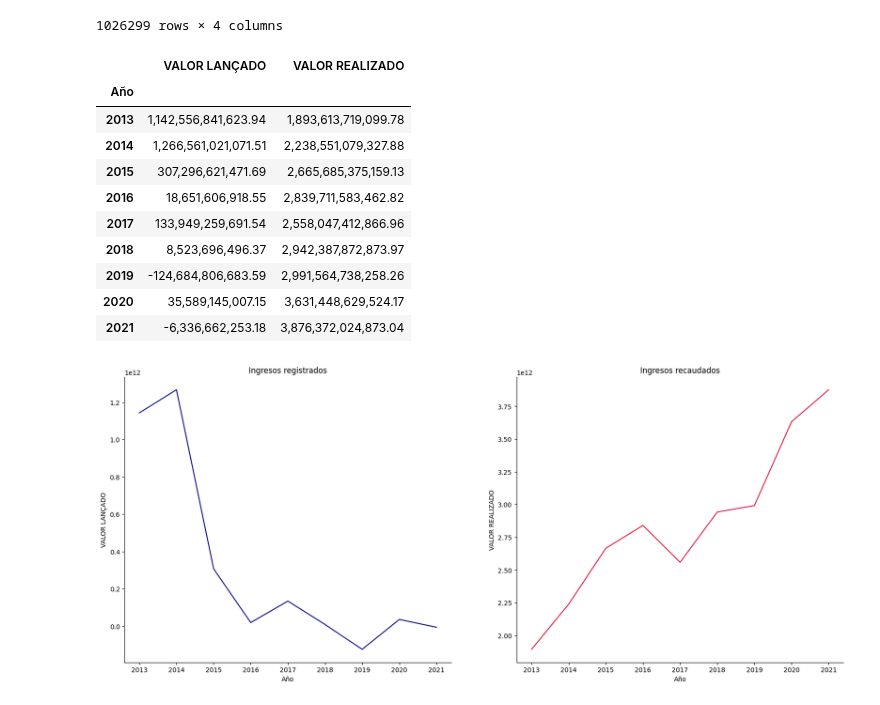
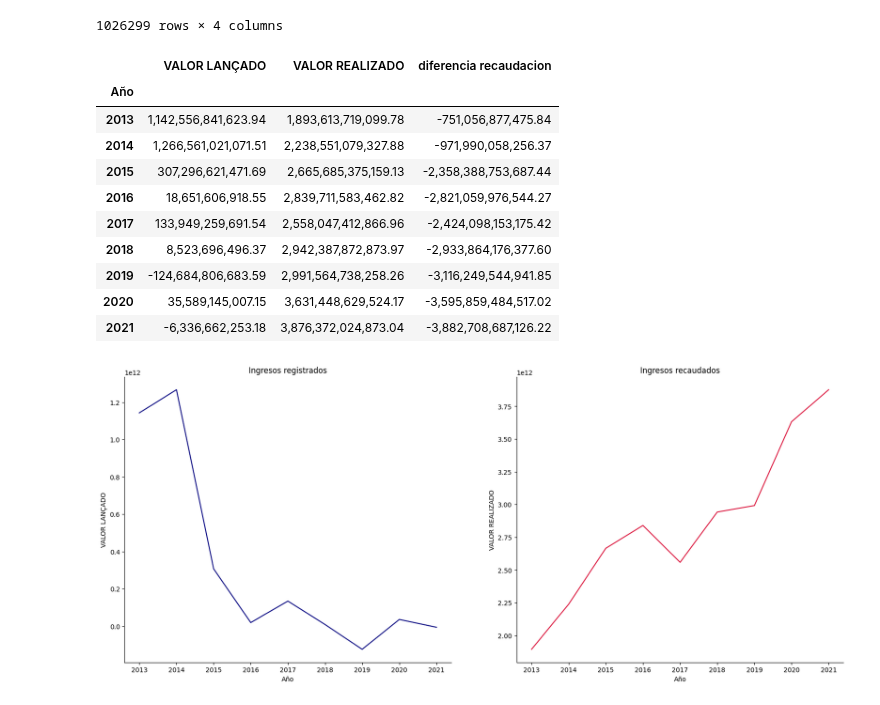
Before and after one commit to Gabijc/Proyecto2-Insights-Brasil, a Jupyter notebook: Análisis_categorías.ipynb, the cells around one changed output. Cells and saved outputs as stored; diff of their text form; code cells hidden in the pictures.

```diff
--- a/Análisis_categorías.ipynb
+++ b/Análisis_categorías.ipynb
@@ -104,19 +107,20 @@ See the caveats in the documentation: https://pandas.pydata.org/pandas-docs/stab
 1026299 rows × 4 columns
 # %%
 df_agrupado2 = df_comp_recaudacion_registro.groupby("Año")[["VALOR LANÇADO","VALOR REALIZADO"]].sum()
+df_agrupado2["diferencia recaudacion"] = df_agrupado2["VALOR LANÇADO"] - df_agrupado2["VALOR REALIZADO"]
 df_agrupado2
 # %% [output]
-|  | VALOR LANÇADO | VALOR REALIZADO |
-| Año |  |  |
-| 2013 | 1,142,556,841,623.94 | 1,893,613,719,099.78 |
-| 2014 | 1,266,561,021,071.51 | 2,238,551,079,327.88 |
-| 2015 | 307,296,621,471.69 | 2,665,685,375,159.13 |
-| 2016 | 18,651,606,918.55 | 2,839,711,583,462.82 |
-| 2017 | 133,949,259,691.54 | 2,558,047,412,866.96 |
-| 2018 | 8,523,696,496.37 | 2,942,387,872,873.97 |
-| 2019 | -124,684,806,683.59 | 2,991,564,738,258.26 |
-| 2020 | 35,589,145,007.15 | 3,631,448,629,524.17 |
-| 2021 | -6,336,662,253.18 | 3,876,372,024,873.04 |
+|  | VALOR LANÇADO | VALOR REALIZADO | diferencia recaudacion |
+| Año |  |  |  |
+| 2013 | 1,142,556,841,623.94 | 1,893,613,719,099.78 | -751,056,877,475.84 |
+| 2014 | 1,266,561,021,071.51 | 2,238,551,079,327.88 | -971,990,058,256.37 |
+| 2015 | 307,296,621,471.69 | 2,665,685,375,159.13 | -2,358,388,753,687.44 |
+| 2016 | 18,651,606,918.55 | 2,839,711,583,462.82 | -2,821,059,976,544.27 |
+| 2017 | 133,949,259,691.54 | 2,558,047,412,866.96 | -2,424,098,153,175.42 |
+| 2018 | 8,523,696,496.37 | 2,942,387,872,873.97 | -2,933,864,176,377.60 |
+| 2019 | -124,684,806,683.59 | 2,991,564,738,258.26 | -3,116,249,544,941.85 |
+| 2020 | 35,589,145,007.15 | 3,631,448,629,524.17 | -3,595,859,484,517.02 |
+| 2021 | -6,336,662,253.18 | 3,876,372,024,873.04 | -3,882,708,687,126.22 |
 # %%
 fs.evolucion_temporal(df_agrupado2, "Año", ["VALOR LANÇADO", "VALOR REALIZADO"])
 # %% [output]
```
Also changed, not shown: parts of 12 cells of this notebook.
